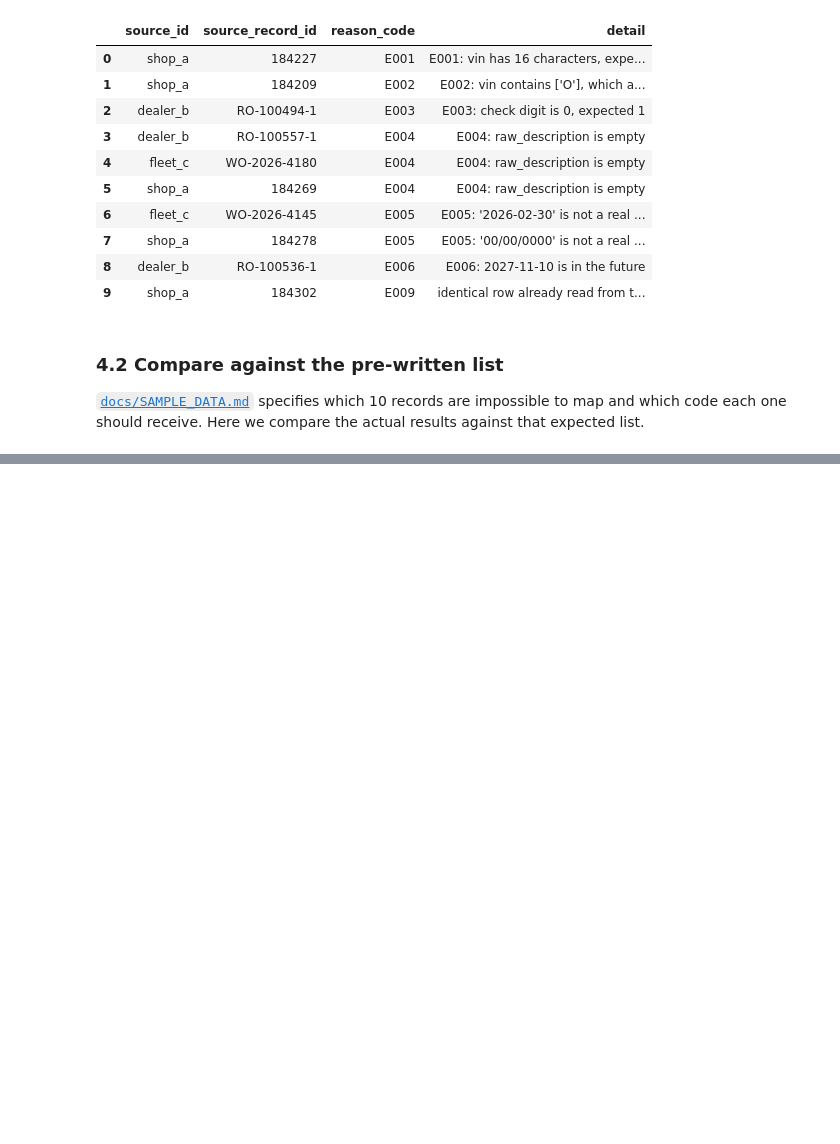
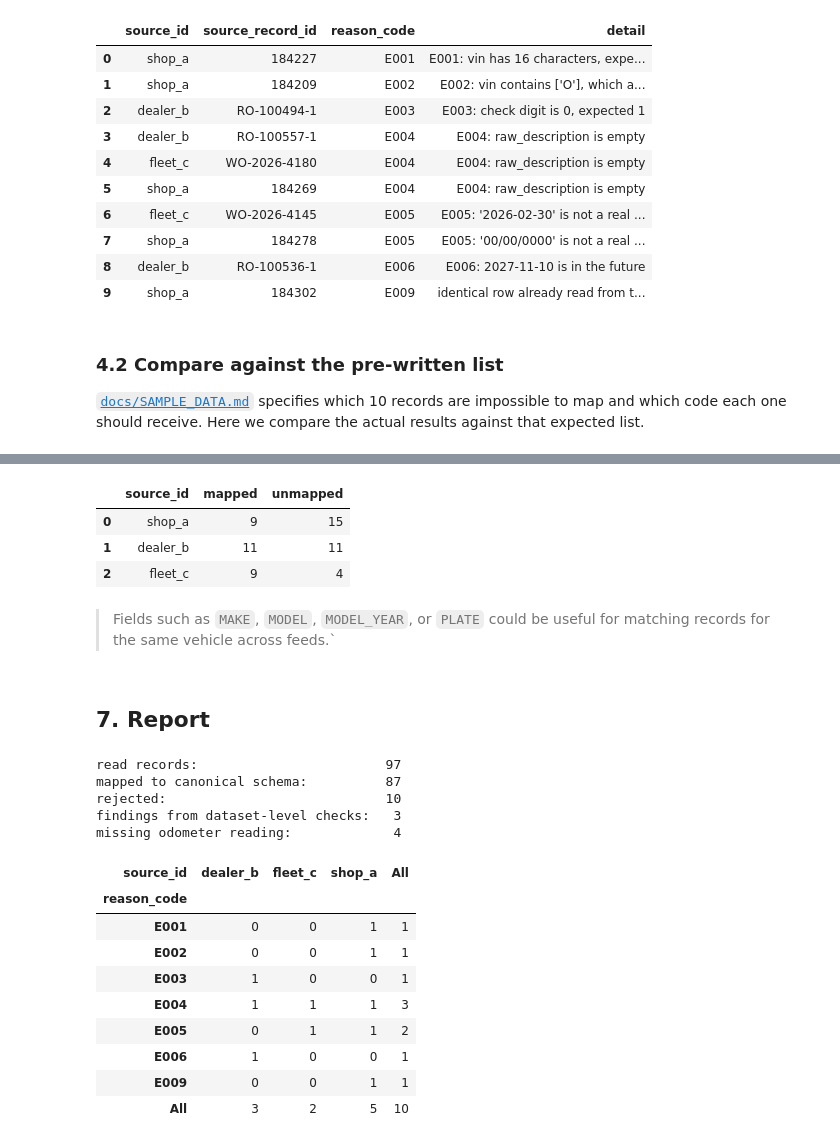
Before and after one commit to renteria-luis/automotive-data-mapper, a Jupyter notebook: notebooks/02_pipeline.ipynb, the cells around one changed output, grey strips where cells are left out. Cells and saved outputs as stored; diff of their text form; code cells hidden in the pictures; blank space fills up the shorter version.

```diff
--- a/notebooks/02_pipeline.ipynb
+++ b/notebooks/02_pipeline.ipynb
@@ -696,0 +817,55 @@ rollbacks after removing it: 1
+# %%
+unmapped_report = []
+
+for source_id, source_map in [
+    ('shop_a', SHOP_A_MAP),
+    ('dealer_b', DEALER_B_MAP),
+    ('fleet_c', FLEET_C_MAP),
+]:
+    fields = [c for c, target in source_map.items() if target is None]
+
+    # does not apply for XML
+    if source_id == 'dealer_b':
+        fields = DEALER_B_UNMAPPED
+
+    unmapped_report.append({
+        'source_id': source_id,
+        'mapped': sum(1 for t in source_map.values() if t is not None),
+        'unmapped': len(fields),
+    })
+
+pd.DataFrame(unmapped_report)
+# %% [output]
+|  | source_id | mapped | unmapped |
+| 0 | shop_a | 9 | 15 |
+| 1 | dealer_b | 11 | 11 |
+| 2 | fleet_c | 9 | 4 |
+# %% [markdown]
+> Fields such as `MAKE`, `MODEL`, `MODEL_YEAR`, or `PLATE` could be useful for matching records for the same vehicle across feeds.`
+# %% [markdown]
+## 7. Report
+# %%
+print(f'read records: {TOTAL:25}')
+print(f'mapped to canonical schema: {len(events):11}')
+print(f'rejected: {len(rejected):29}')
+print(f'findings from dataset-level checks: {len(flags):3}')
+print(f'missing odometer reading: {int(events_df["odometer_km"].isna().sum()):13}')
+# %% [output]
+read records:                        97
+mapped to canonical schema:          87
+rejected:                            10
+findings from dataset-level checks:   3
+missing odometer reading:             4
+# %%
+pd.crosstab(rejected_df['reason_code'], rejected_df['source_id'], margins=True)
+# %% [output]
+| source_id | dealer_b | fleet_c | shop_a | All |
+| reason_code |  |  |  |  |
+| E001 | 0 | 0 | 1 | 1 |
+| E002 | 0 | 0 | 1 | 1 |
+| E003 | 1 | 0 | 0 | 1 |
+| E004 | 1 | 1 | 1 | 3 |
+| E005 | 0 | 1 | 1 | 2 |
+| E006 | 1 | 0 | 0 | 1 |
+| E009 | 0 | 0 | 1 | 1 |
+| All | 3 | 2 | 5 | 10 |
```
Also changed, not shown: parts of 21 cells of this notebook.
